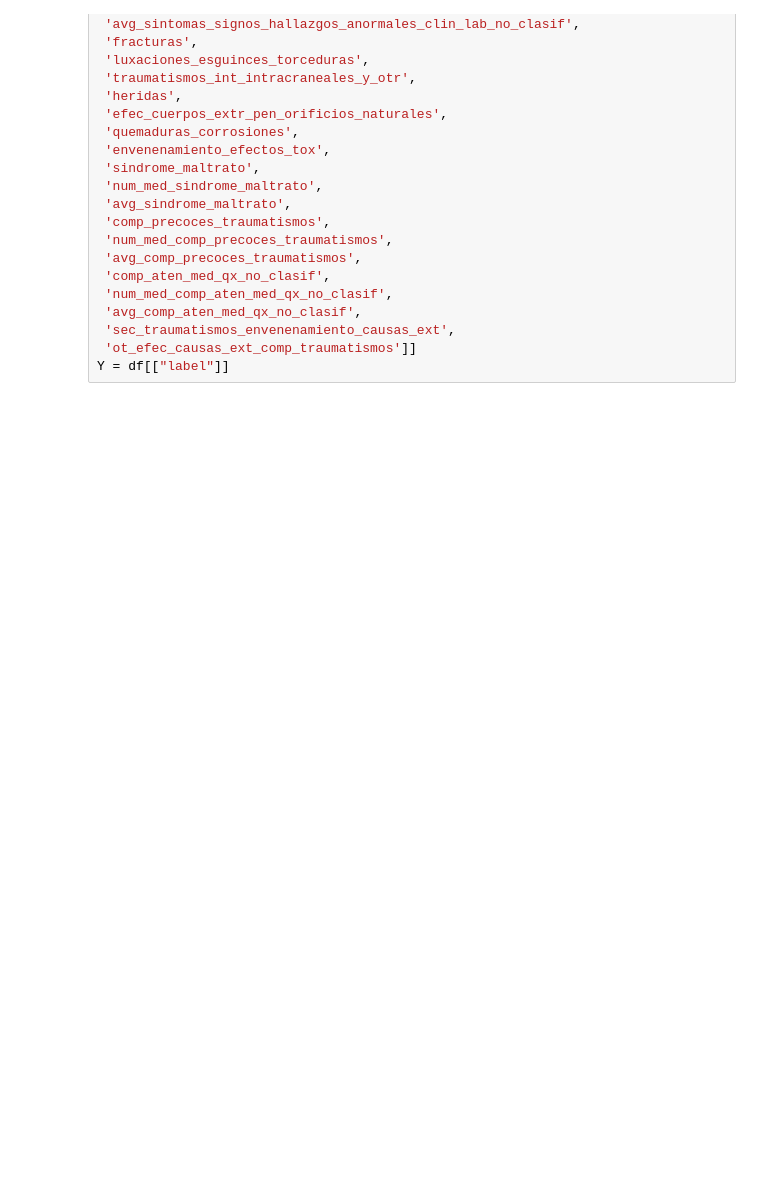
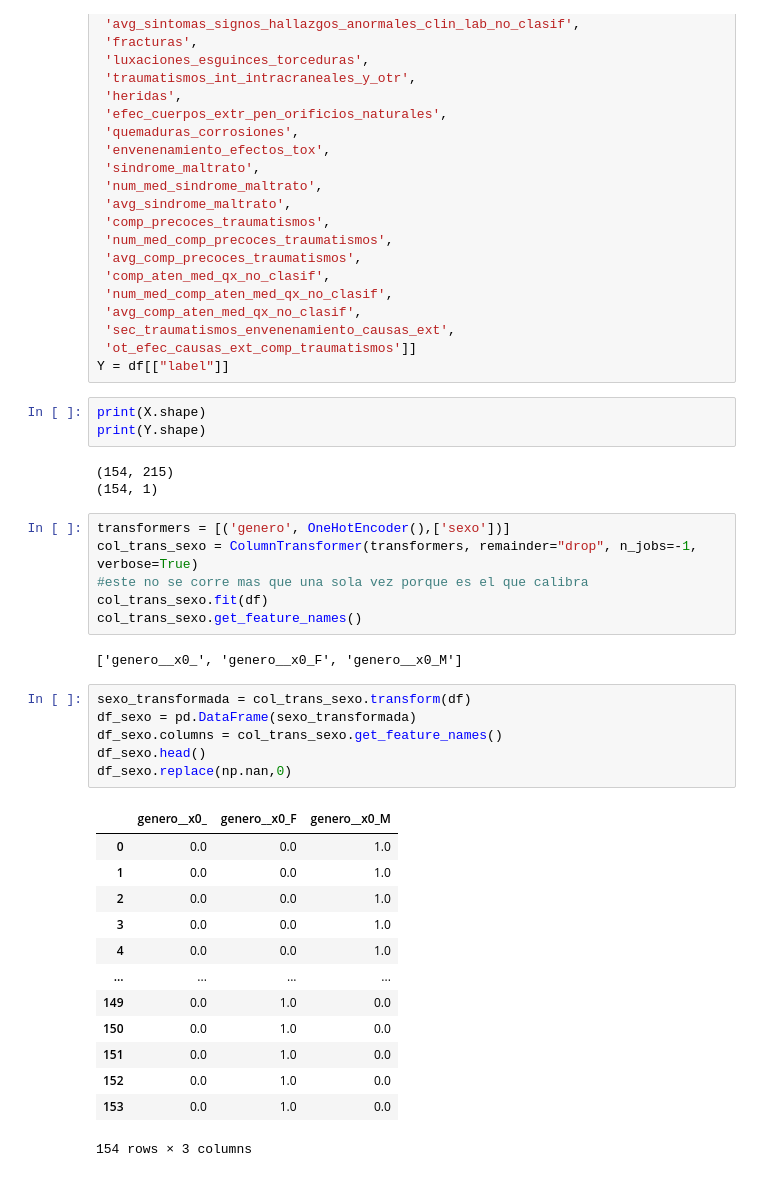
Before and after one commit to AideJGC/ProyectoDIABETIA_Estancia, a Jupyter notebook: notebooks/Feature_Selection.ipynb, the cells around one changed output. Cells and saved outputs as stored; diff of their text form; blank space fills up the shorter version.

Commit message:
Aplivando onehotencoder a variable sexo

```diff
--- a/notebooks/Feature_Selection.ipynb
+++ b/notebooks/Feature_Selection.ipynb
@@ -624,3 +624,37 @@ X = df[['ventana',
  'sec_traumatismos_envenenamiento_causas_ext',
  'ot_efec_causas_ext_comp_traumatismos']]
 Y = df[["label"]]
+# %%
+print(X.shape)
+print(Y.shape)
+# %% [output]
+(154, 215)
+(154, 1)
+# %%
+transformers = [('genero', OneHotEncoder(),['sexo'])]
+col_trans_sexo = ColumnTransformer(transformers, remainder="drop", n_jobs=-1, verbose=True)
+#este no se corre mas que una sola vez porque es el que calibra
+col_trans_sexo.fit(df)
+col_trans_sexo.get_feature_names()
+# %% [output]
+['genero__x0_', 'genero__x0_F', 'genero__x0_M']
+# %%
+sexo_transformada = col_trans_sexo.transform(df)
+df_sexo = pd.DataFrame(sexo_transformada)
+df_sexo.columns = col_trans_sexo.get_feature_names()
+df_sexo.head()
+df_sexo.replace(np.nan,0)
+# %% [output]
+|  | genero__x0_ | genero__x0_F | genero__x0_M |
+| 0 | 0.0 | 0.0 | 1.0 |
+| 1 | 0.0 | 0.0 | 1.0 |
+| 2 | 0.0 | 0.0 | 1.0 |
+| 3 | 0.0 | 0.0 | 1.0 |
+| 4 | 0.0 | 0.0 | 1.0 |
+| ... | ... | ... | ... |
+| 149 | 0.0 | 1.0 | 0.0 |
+| 150 | 0.0 | 1.0 | 0.0 |
+| 151 | 0.0 | 1.0 | 0.0 |
+| 152 | 0.0 | 1.0 | 0.0 |
+| 153 | 0.0 | 1.0 | 0.0 |
+154 rows × 3 columns
```
